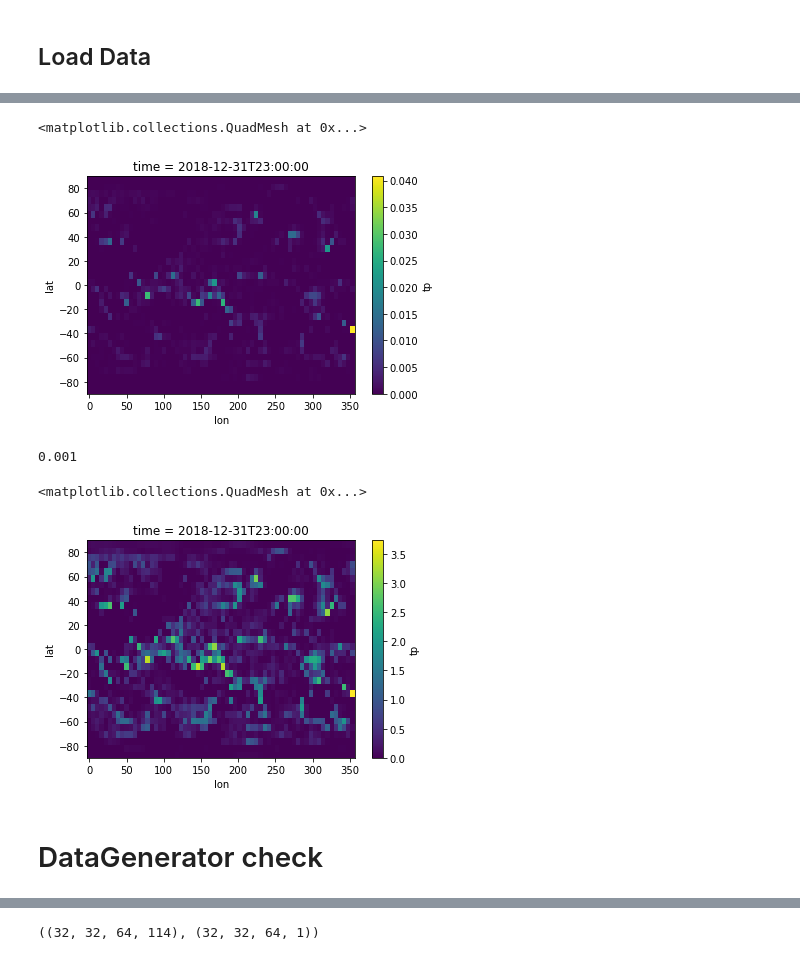
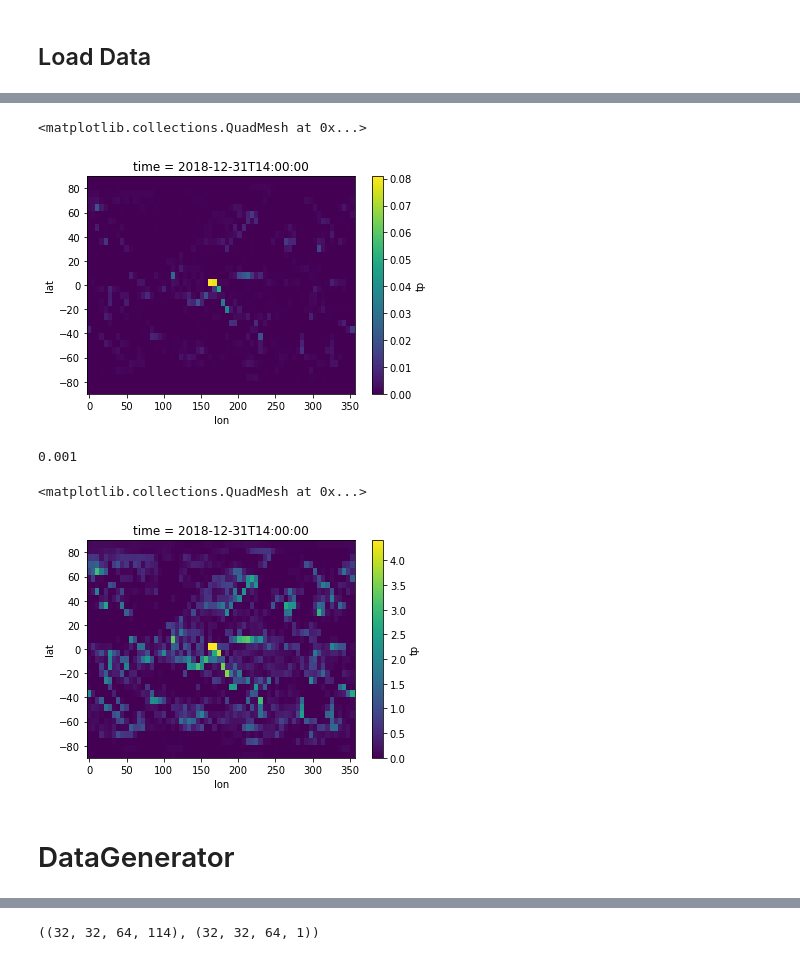
Before and after one commit to sagar-garg/WeatherBench, a Jupyter notebook: nbs_probabilistic/08-prec_data_tigge_MCdropout.ipynb, the cells around one changed output, grey strips where cells are left out. Cells and saved outputs as stored; diff of their text form; code cells hidden in the pictures.

```diff
--- a/nbs_probabilistic/08-prec_data_tigge_MCdropout.ipynb
+++ b/nbs_probabilistic/08-prec_data_tigge_MCdropout.ipynb
@@ -35,9 +35,9 @@ args['test_years']
 # %% [output]
 ('2017', '2018')
 # %%
-# args['train_years']=['2017', '2017']
-# args['valid_years']=['2018-01-01','2018-03-31']
-# args['test_years']=['2018-04-01','2018-12-31']
+args['train_years']=['2017', '2017']
+args['valid_years']=['2018-01-01','2018-03-31']
+args['test_years']=['2018-04-01','2018-12-31']
 args['model_save_dir'] ='/home/garg/data/WeatherBench/predictions/saved_models'
 args['datadir']='/home/garg/data/WeatherBench/5.625deg'
 args['pred_save_dir']: '/home/garg/data/WeatherBench/predictions'
@@ -73,21 +73,21 @@ CF-1.6
 history :
 2020-01-01 16:44:41 GMT by grib_to_netcdf-2.15.0: /opt/ecmwf/eccodes/bin/grib_to_netcdf -o /cache/data9/adaptor.mars.internal-1577896238.9250138-16220-11-61c11bea-8173-43c0-994d-25d4540fb278.nc /cache ...
 # %%
-valid.tp.isel(time=-1).plot()
+valid.tp.isel(time=-10).plot()
 # %% [output]
 <matplotlib.collections.QuadMesh at 0x...>
-[figure, old version]
+[figure, new version]
 # %%
 args['tp_log']
 # %% [output]
 0.001
 # %%
-log_trans(valid.tp.isel(time=-1), args['tp_log']).plot()
+log_trans(valid.tp.isel(time=-10), args['tp_log']).plot()
 # %% [output]
 <matplotlib.collections.QuadMesh at 0x...>
-[figure, old version]
+[figure, new version]
 # %% [markdown]
-# DataGenerator check
+# DataGenerator
 # %%
 args['ext_mean'] = xr.open_dataarray(f'{args["model_save_dir"]}/{args["exp_id"]}_mean.nc')
 args['ext_std'] = xr.open_dataarray(f'{args["model_save_dir"]}/{args["exp_id"]}_std.nc')
```
Also changed, not shown: parts of 26 cells of this notebook.
